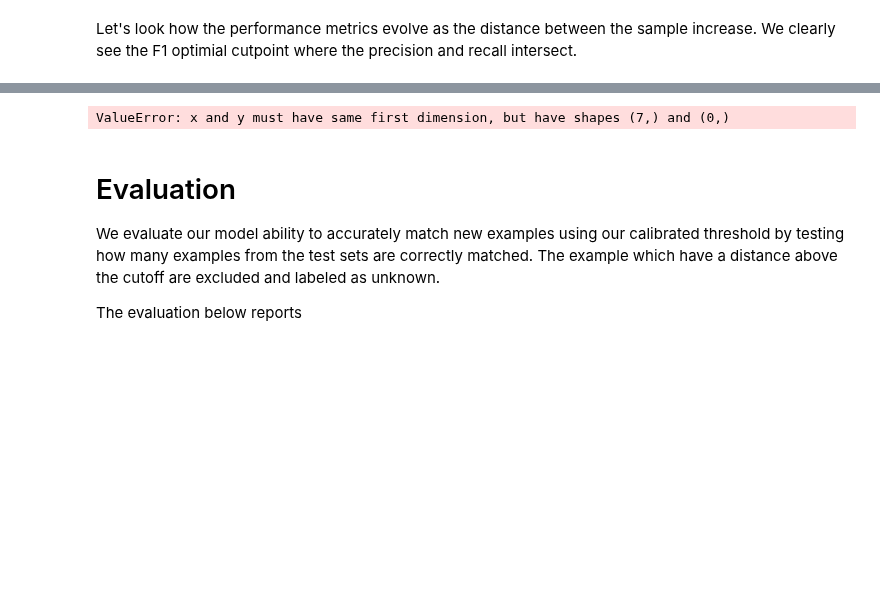
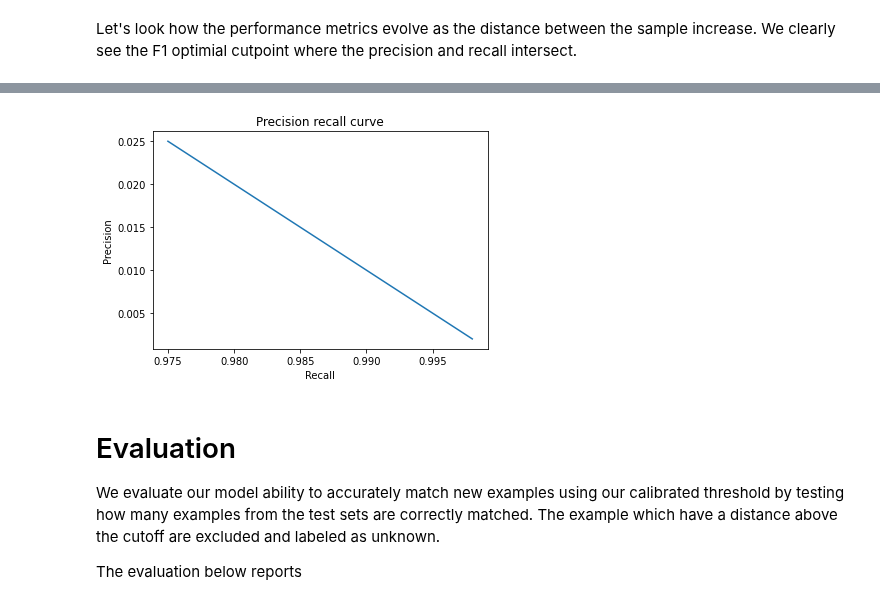
Before and after one commit to tensorflow/similarity, a Jupyter notebook: notebooks/hello_world copy.ipynb, the cells around one changed output, grey strips where cells are left out. Drawn from its saved outputs; the diff is of its cells as text; code cells hidden in the pictures; blank space fills up the shorter version.

```diff
--- a/notebooks/hello_world copy.ipynb
+++ b/notebooks/hello_world copy.ipynb
@@ -322,14 +344,12 @@ plt.show()
 # %%
 fig, ax = plt.subplots()
-ax.plot(calibration['thresholds']['recall'], calibration['thresholds']['precision'])
+ax.plot(calibration['thresholds']['recall'], calibration['thresholds']['accuracy'])
 ax.set_title("Precision recall curve")
-ax.set_xlim(0, 1)
 ax.set_xlabel('Recall')
 ax.set_ylabel('Precision')
-ax.set_ylim(0, 1)
 plt.show()
 # %% [output]
-ValueError: x and y must have same first dimension, but have shapes (7,) and (0,)
+[figure, added]
 # %% [markdown]
 # Evaluation
 We evaluate our model ability to accurately match new examples using our calibrated threshold by testing how many examples from the test sets are correctly matched. The example which have a distance above the cutoff are excluded and labeled as unknown.
```
Also changed, not shown: parts of 18 cells of this notebook, 17 other files.
